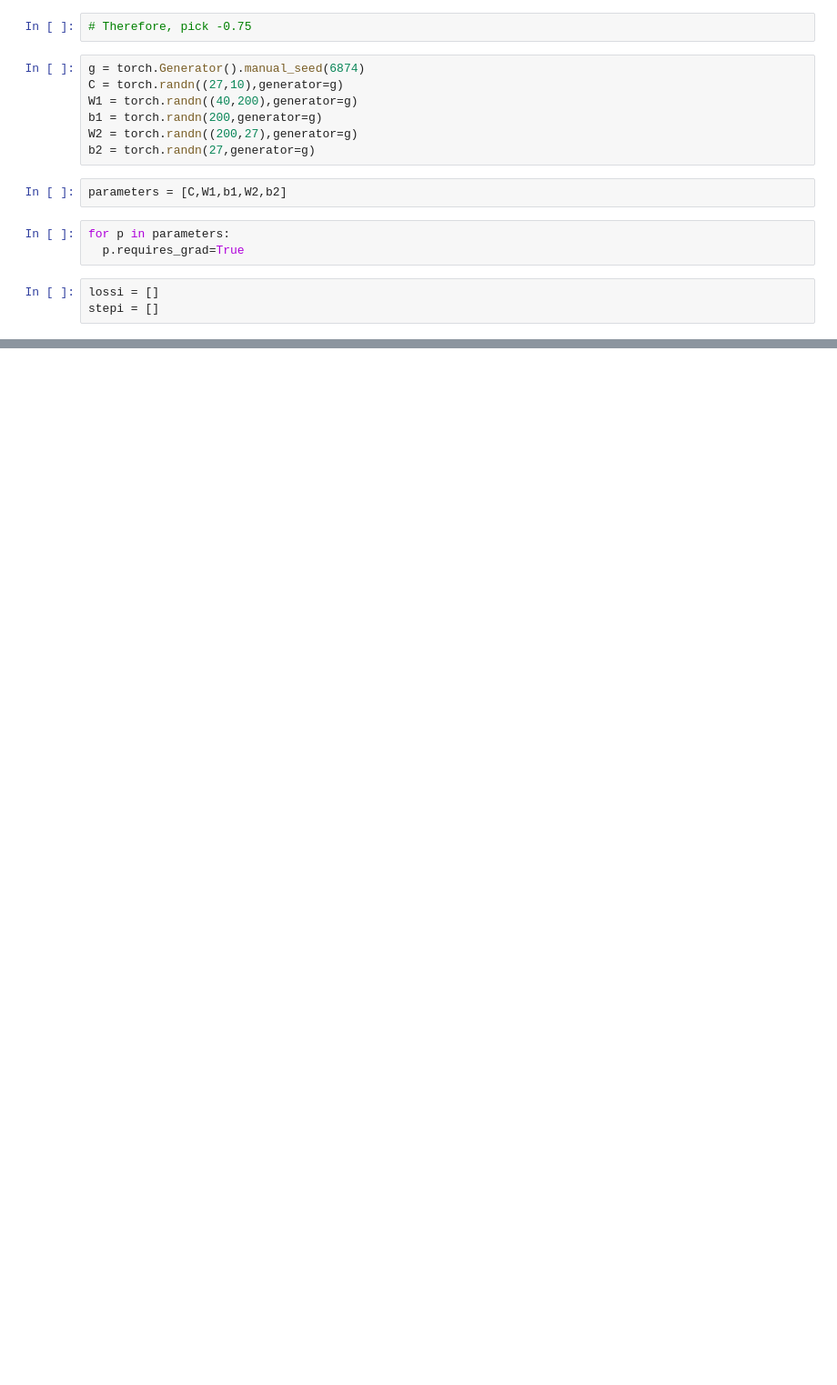
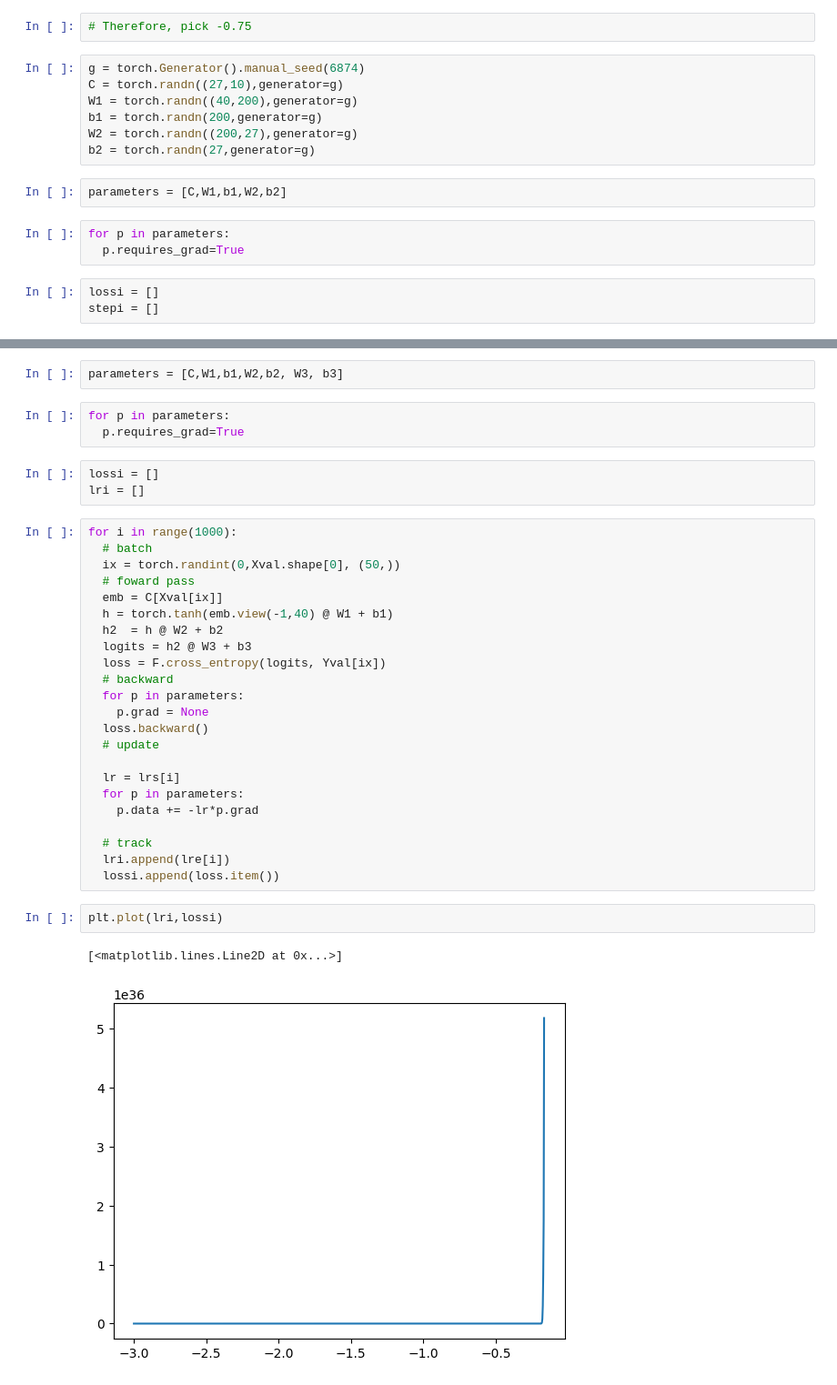
Before and after one commit to inosven/Neural-Networks-Zero-to-Hero, a Jupyter notebook: makemore_MLP_excercise.ipynb, the cells around one changed output, grey strips where cells are left out. Shown at 91% size. Drawn from its saved outputs; the diff is of its cells as text; blank space fills up the shorter version.

```diff
--- a/makemore_MLP_excercise.ipynb
+++ b/makemore_MLP_excercise.ipynb
@@ -213,0 +228,36 @@ jenar.
+# %%
+parameters = [C,W1,b1,W2,b2, W3, b3]
+# %%
+for p in parameters:
+  p.requires_grad=True
+# %%
+lossi = []
+lri = []
+# %%
+for i in range(1000):
+  # batch
+  ix = torch.randint(0,Xval.shape[0], (50,))
+  # foward pass
+  emb = C[Xval[ix]]
+  h = torch.tanh(emb.view(-1,40) @ W1 + b1)
+  h2  = h @ W2 + b2
+  logits = h2 @ W3 + b3
+  loss = F.cross_entropy(logits, Yval[ix])
+  # backward
+  for p in parameters:
+    p.grad = None
+  loss.backward()
+  # update
+
+  lr = lrs[i]
+  for p in parameters:
+    p.data += -lr*p.grad
+
+  # track
+  lri.append(lre[i])
+  lossi.append(loss.item())
+# %%
+plt.plot(lri,lossi)
+# %% [output]
+[<matplotlib.lines.Line2D at 0x...>]
+[figure, added]
```
Also changed, not shown: parts of 30 cells of this notebook.
